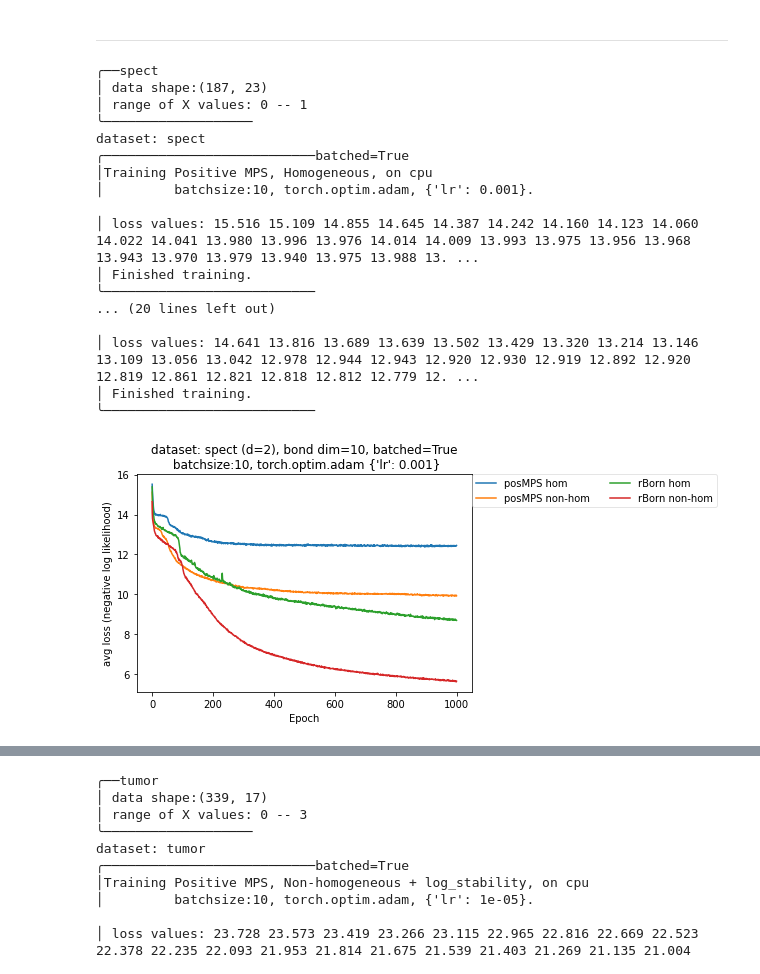
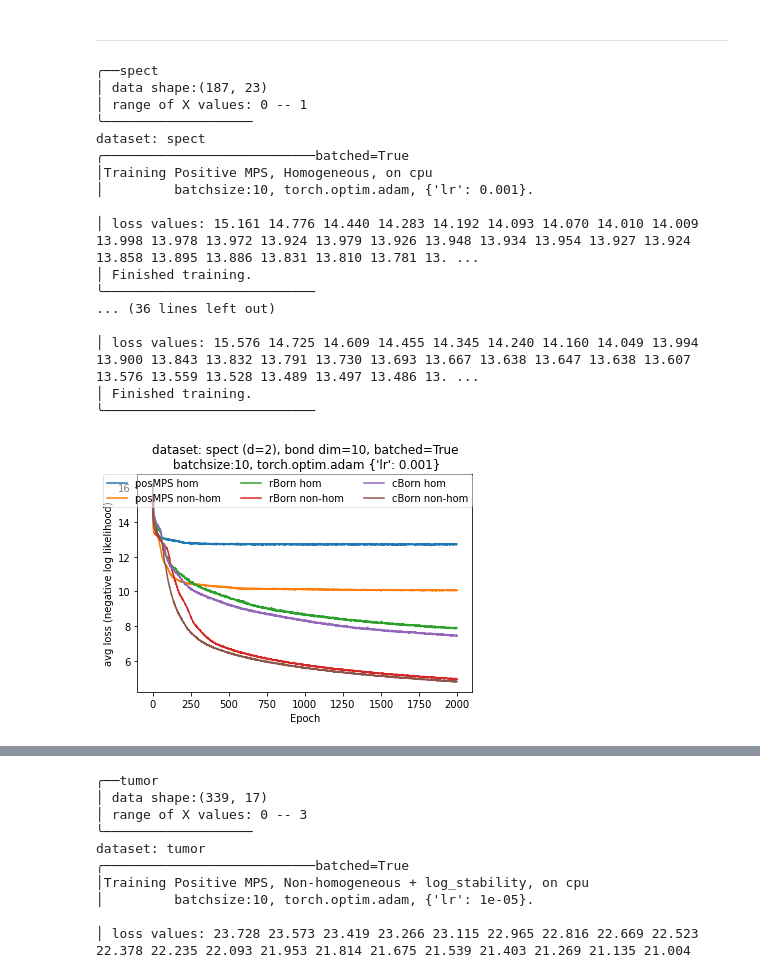
Before and after one commit to postylem/comparison-of-tensor-train-models, a Jupyter notebook: gradient_sandbox.ipynb, the cells around one changed output, grey strips where cells are left out. Saved outputs shown, nothing was run; the diff lists cells and outputs as text; code cells hidden in the pictures.

```diff
--- a/gradient_sandbox.ipynb
+++ b/gradient_sandbox.ipynb
@@ -211,41 +287,39 @@ lossvals = train_models(
 # %%
 dataset = 'spect'
 X,d = load_dataset(dataset)
 D = 10
 
 wr = 'noisy' # choose either None, 'noisy', or 'random_angle' or 'gaussian_zeros'
 
 mps_s    = PosMPS(X, d, D,                     homogeneous=False, log_stability=True,   w_randomization=wr, gradient_clipping_threshold=1e8)
 mps_s_hom= PosMPS(X, d, D,                     homogeneous=True,  log_stability=True,   w_randomization=wr, gradient_clipping_threshold=1e8)
 rBorn_s    = Born(X, d, D, dtype=torch.float,  homogeneous=False, log_stability=True,   w_randomization=wr, gradient_clipping_threshold=1e8)
 rBorn_s_hom= Born(X, d, D, dtype=torch.float,  homogeneous=True,  log_stability=True,   w_randomization=wr, gradient_clipping_threshold=1e8)
 cBorn_s    = Born(X, d, D, dtype=torch.cfloat, homogeneous=False, log_stability=True,   w_randomization=wr, gradient_clipping_threshold=1e8)
 cBorn_s_hom= Born(X, d, D, dtype=torch.cfloat, homogeneous=True,  log_stability=True,   w_randomization=wr, gradient_clipping_threshold=1e8)
 
 lossvals10 = train_models(
-    [mps_s_hom, mps_s, rBorn_s_hom, rBorn_s
-    cBorn_s_hom, cBorn_s
-    ],
-    clamp_at=None, batchsize=10, max_epochs=1000, batched=True, ncol=2, optimizer=torch.optim.Adam, lr=1e-3)
+    [mps_s_hom, mps_s, rBorn_s_hom, rBorn_s, cBorn_s_hom, cBorn_s],
+    clamp_at=None, batchsize=10, max_epochs=2000, batched=True, ncol=3, optimizer=torch.optim.Adam, lr=1e-3)
 # %% [output]
 ╭──spect
 │ data shape:(187, 23)
 │ range of X values: 0 -- 1
 ╰───────────────────
 dataset: spect
 ╭───────────────────────────batched=True
 │Training Positive MPS, Homogeneous, on cpu
 │         batchsize:10, torch.optim.adam, {'lr': 0.001}.
 
-│ loss values: 15.516 15.109 14.855 14.645 14.387 14.242 14.160 14.123 14.060 14.022 14.041 13.980 13.996 13.976 14.014 14.009 13.993 13.975 13.956 13.968 13.943 13.970 13.979 13.940 13.975 13.988 13. ...
+│ loss values: 15.161 14.776 14.440 14.283 14.192 14.093 14.070 14.010 14.009 13.998 13.978 13.972 13.924 13.979 13.926 13.948 13.934 13.954 13.927 13.924 13.858 13.895 13.886 13.831 13.810 13.781 13. ...
 │ Finished training.
 ╰───────────────────────────
-... (20 lines left out)
+... (36 lines left out)
 
-│ loss values: 14.641 13.816 13.689 13.639 13.502 13.429 13.320 13.214 13.146 13.109 13.056 13.042 12.978 12.944 12.943 12.920 12.930 12.919 12.892 12.920 12.819 12.861 12.821 12.818 12.812 12.779 12. ...
+│ loss values: 15.576 14.725 14.609 14.455 14.345 14.240 14.160 14.049 13.994 13.900 13.843 13.832 13.791 13.730 13.693 13.667 13.638 13.647 13.638 13.607 13.576 13.559 13.528 13.489 13.497 13.486 13. ...
 │ Finished training.
 ╰───────────────────────────
-[figure, old version]
+[figure, new version]
 # %%
 dataset = 'spect'
 X,d = load_dataset(dataset)
```
Also changed, not shown: parts of 23 cells of this notebook.
